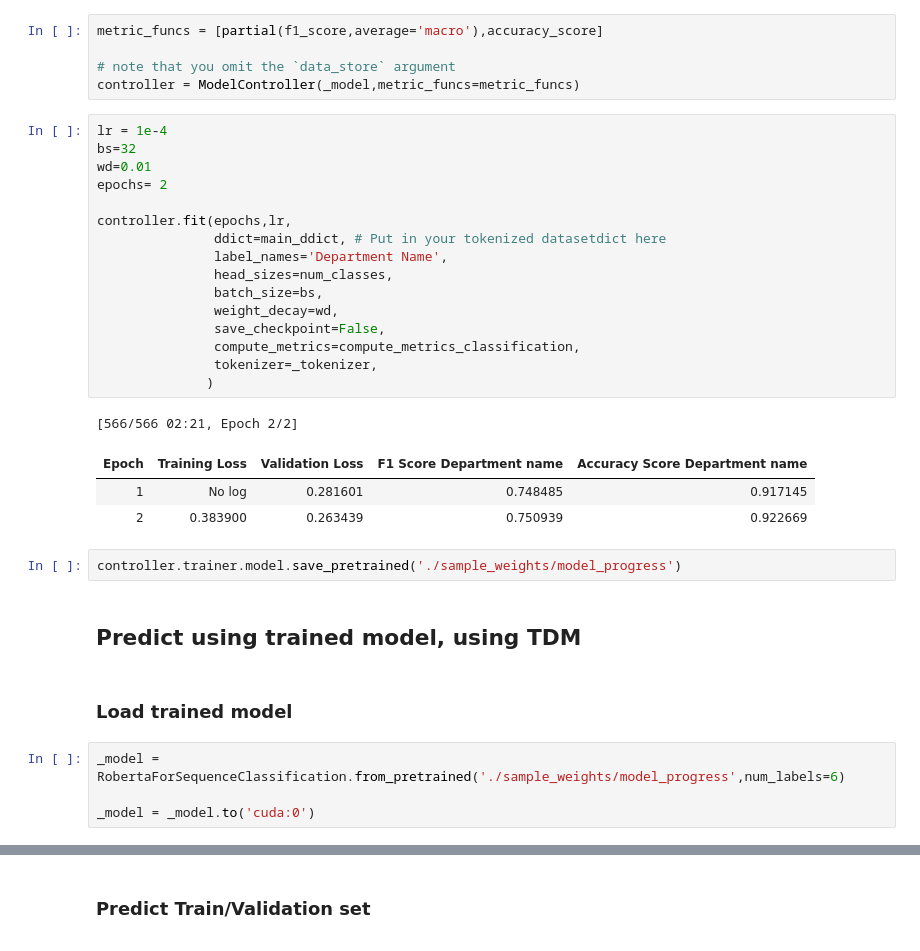
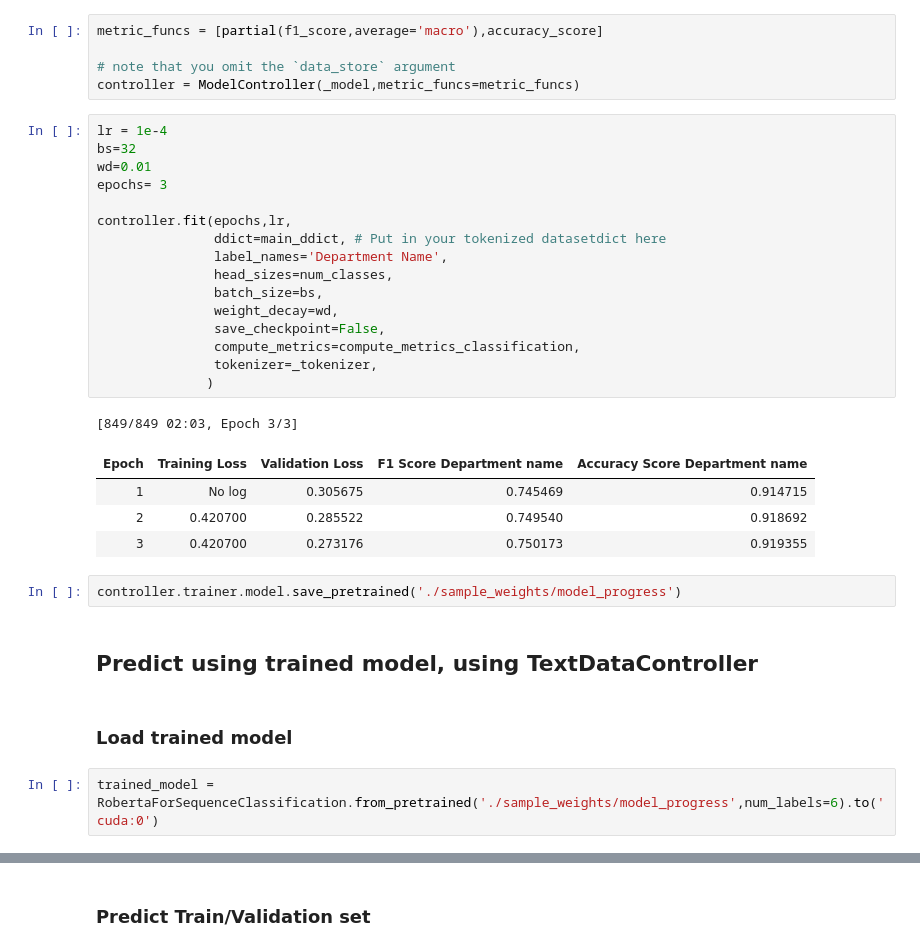
Before and after one commit to anhquan0412/that-nlp-library, a Jupyter notebook: nbs/03_model_classification_tutorial.ipynb, the cells around one changed output, grey strips where cells are left out. Drawn from its saved outputs; the diff is of its cells as text.

```diff
--- a/nbs/03_model_classification_tutorial.ipynb
+++ b/nbs/03_model_classification_tutorial.ipynb
@@ -306,31 +309,30 @@ controller = ModelController(_model,metric_funcs=metric_funcs)
 # %%
 lr = 1e-4
 bs=32
 wd=0.01
-epochs= 2
+epochs= 3
 
 controller.fit(epochs,lr,
                ddict=main_ddict, # Put in your tokenized datasetdict here
                label_names='Department Name',
                head_sizes=num_classes,
                batch_size=bs,
                weight_decay=wd,
                save_checkpoint=False,
                compute_metrics=compute_metrics_classification,
                tokenizer=_tokenizer,
               )
 # %% [output]
-[566/566 02:21, Epoch 2/2]
+[849/849 02:03, Epoch 3/3]
 | Epoch | Training Loss | Validation Loss | F1 Score Department name | Accuracy Score Department name |
-| 1 | No log | 0.281601 | 0.748485 | 0.917145 |
-| 2 | 0.383900 | 0.263439 | 0.750939 | 0.922669 |
+| 1 | No log | 0.305675 | 0.745469 | 0.914715 |
+| 2 | 0.420700 | 0.285522 | 0.749540 | 0.918692 |
+| 3 | 0.420700 | 0.273176 | 0.750173 | 0.919355 |
 # %%
 controller.trainer.model.save_pretrained('./sample_weights/model_progress')
 # %% [markdown]
-## Predict using trained model, using TDM
+## Predict using trained model, using TextDataController
 # %% [markdown]
 ### Load trained model
 # %%
-_model = RobertaForSequenceClassification.from_pretrained('./sample_weights/model_progress',num_labels=6)
-
-_model = _model.to('cuda:0')
+trained_model = RobertaForSequenceClassification.from_pretrained('./sample_weights/model_progress',num_labels=6).to('cuda:0')
```
Also changed, not shown: parts of 50 cells of this notebook, 5 other files.
